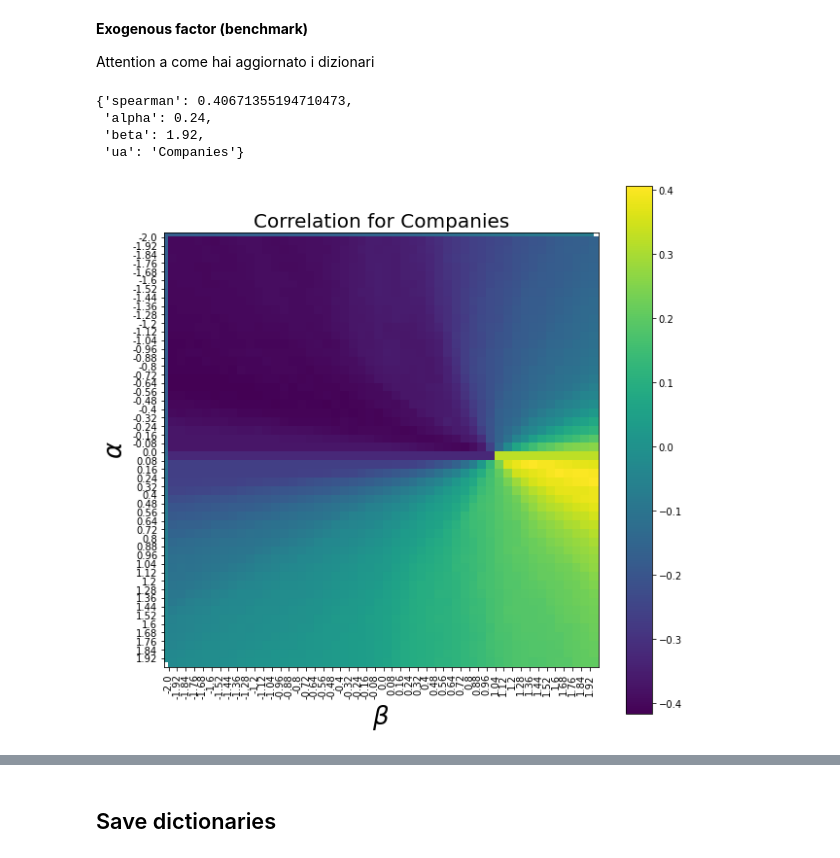
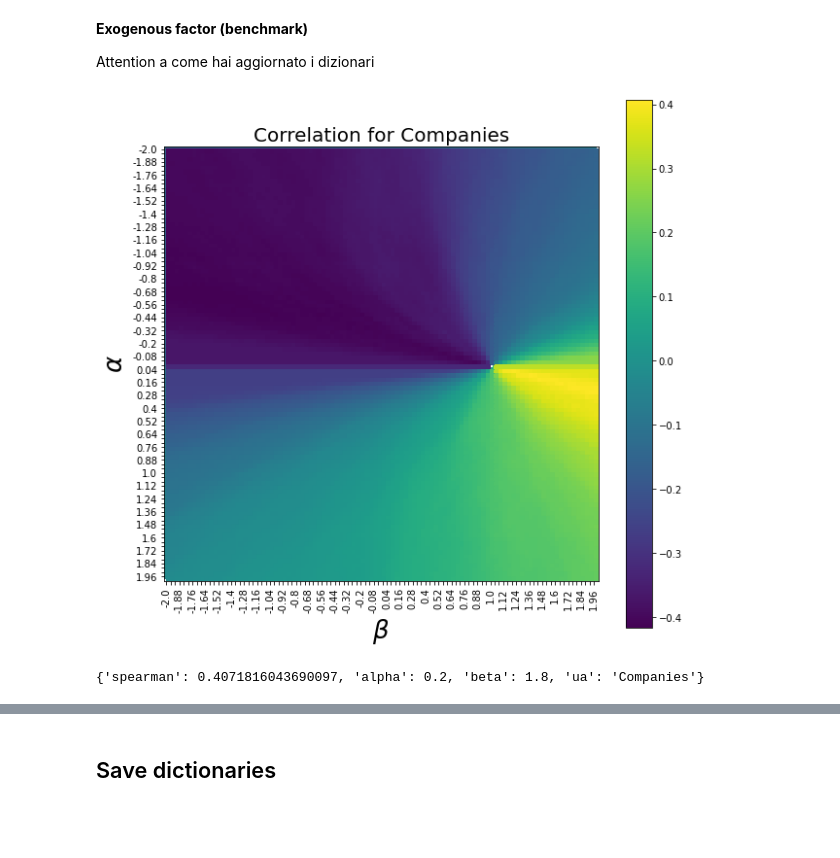
Before and after one commit to technometrics-lab/5-TechRank, a Jupyter notebook: main.ipynb, the cells around one changed output, grey strips where cells are left out. Saved outputs shown, nothing was run; the diff lists cells and outputs as text; code cells hidden in the pictures; blank space fills up the shorter version.

Commit message:
improve optimal par graph appearance

```diff
--- a/main.ipynb
+++ b/main.ipynb
@@ -723,17 +723,14 @@ preferences = {"previous_investments":30,
 # %%
 calibrate_analytic(M=M,
                    ua='Companies',
                    dict_class=dict_companies,
                    exogenous_rank=create_exogenous_rank('Companies', dict_companies, preferences),
-                   index_function=lambda x: (x-25)/12.5,
+                   index_function=lambda x: (x-50)/25,
                    title='Correlation for Companies',
                    do_plot=True)
 # %% [output]
+[figure, new version]
-{'spearman': 0.40671355194710473,
- 'alpha': 0.24,
- 'beta': 1.92,
- 'ua': 'Companies'}
+{'spearman': 0.4071816043690097, 'alpha': 0.2, 'beta': 1.8, 'ua': 'Companies'}
-[figure, old version]
 # %%
 preferences = {"previous_investments":100,
               "crunchbase_rank":0}
```
Also changed, not shown: parts of 1 cell of this notebook, 3 other files.
